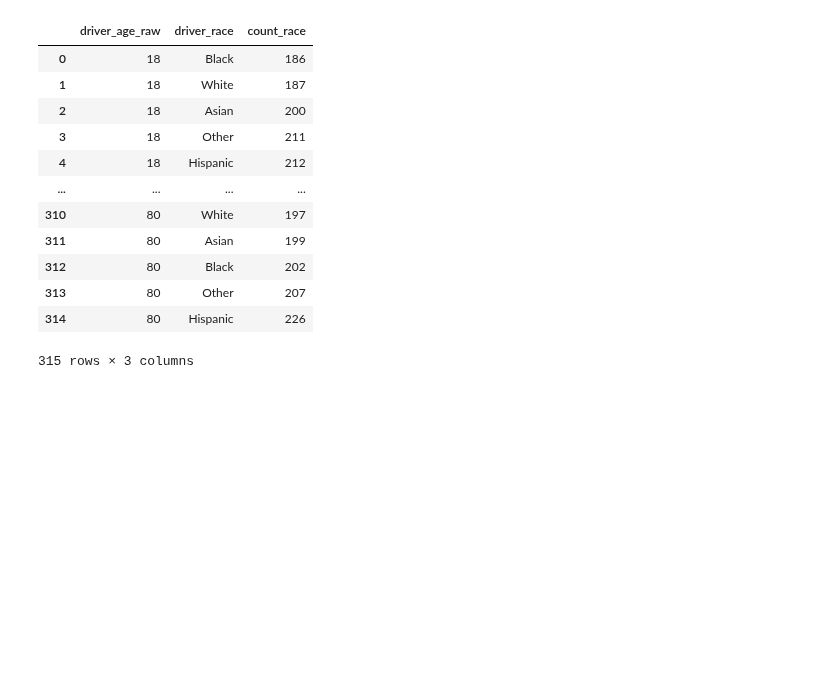
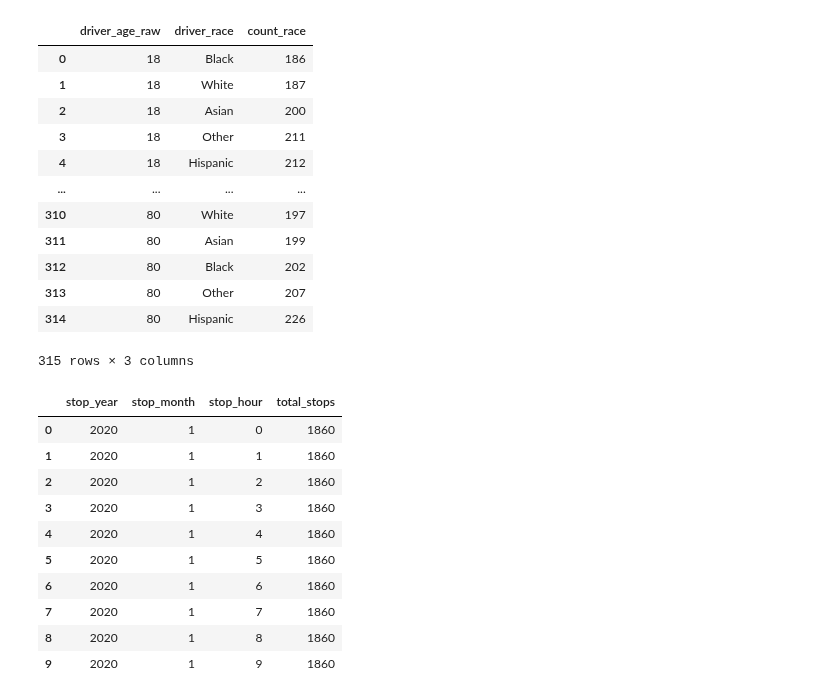
Before and after one commit to Infant-Joshva/Data-Science-learning-path, a Jupyter notebook: Mini_Project_1(Secure_check)Git/Mini_project_1(Secure_Check).ipynb, the cells around one changed output. Drawn from its saved outputs; the diff is of its cells as text; code cells hidden in the pictures; blank space fills up the shorter version.

```diff
--- a/Mini_Project_1(Secure_check)Git/Mini_project_1(Secure_Check).ipynb
+++ b/Mini_Project_1(Secure_check)Git/Mini_project_1(Secure_Check).ipynb
@@ -651,0 +676,28 @@ query_c2_df
+# %%
+#3.Time Period Analysis of Stops (Joining with Date Functions) , Number of Stops by Year,Month, Hour of the Day
+#Cast method is used the slice the decimal value
+query = """
+SELECT
+    CAST(EXTRACT(YEAR FROM stop_date) AS INT) AS stop_year,
+    CAST(EXTRACT(MONTH FROM stop_date) AS INT) AS stop_month,
+    CAST(EXTRACT(HOUR FROM stop_time) AS INT) AS stop_hour,
+    COUNT(*) AS total_stops
+FROM traffic_stop
+GROUP BY stop_year, stop_month, stop_hour
+ORDER BY stop_year, stop_month, stop_hour;
+"""
+
+query_c3_df = pd.read_sql(query,engine)
+query_c3_df
+# %% [output]
+|  | stop_year | stop_month | stop_hour | total_stops |
+| 0 | 2020 | 1 | 0 | 1860 |
+| 1 | 2020 | 1 | 1 | 1860 |
+| 2 | 2020 | 1 | 2 | 1860 |
+| 3 | 2020 | 1 | 3 | 1860 |
+| 4 | 2020 | 1 | 4 | 1860 |
+| 5 | 2020 | 1 | 5 | 1860 |
+| 6 | 2020 | 1 | 6 | 1860 |
+| 7 | 2020 | 1 | 7 | 1860 |
+| 8 | 2020 | 1 | 8 | 1860 |
+| 9 | 2020 | 1 | 9 | 1860 |
```
Also changed, not shown: parts of 10 cells of this notebook.
